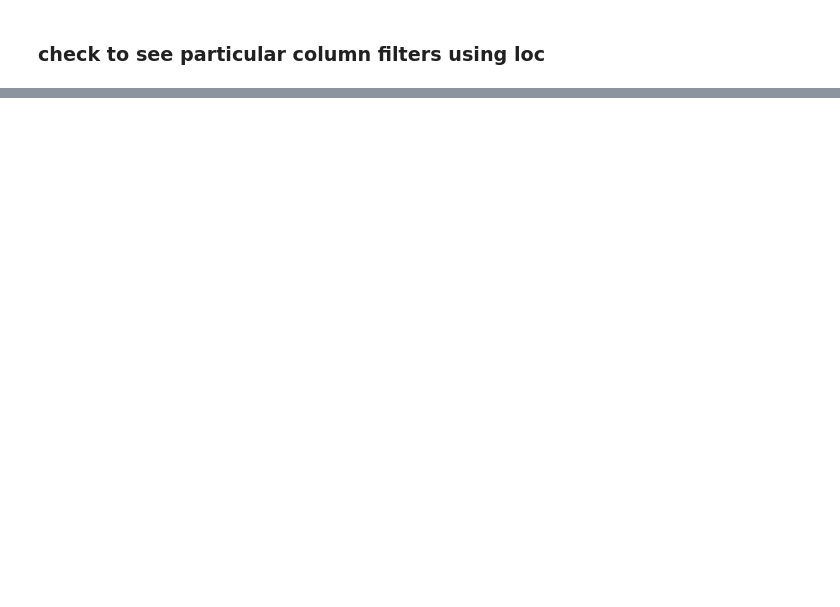
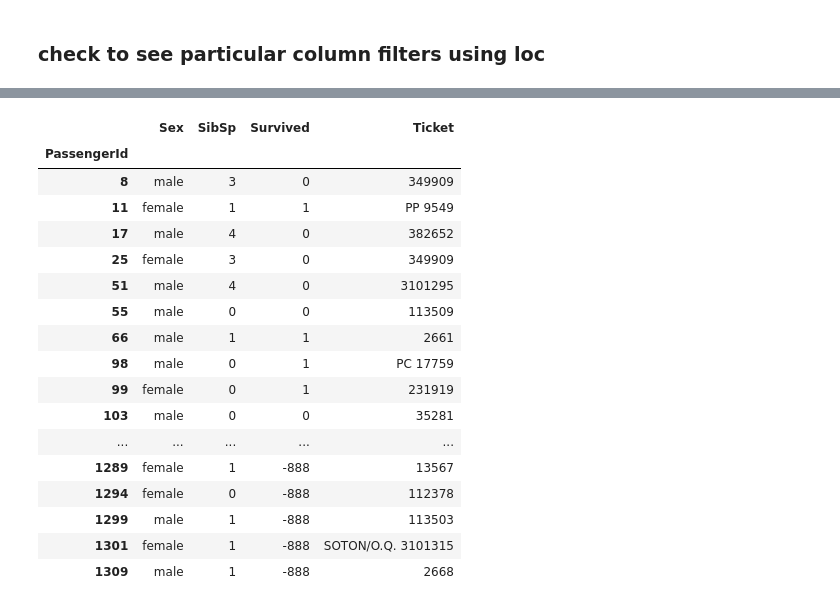
Before and after one commit to knair99/TitanicKaggleChallenge, a Jupyter notebook: titanic/notebooks/exploratory analysis of data.ipynb, the cells around one changed output, grey strips where cells are left out. Drawn from its saved outputs; the diff is of its cells as text; code cells hidden in the pictures; blank space fills up the shorter version.

```diff
--- a/titanic/notebooks/exploratory analysis of data.ipynb
+++ b/titanic/notebooks/exploratory analysis of data.ipynb
@@ -95,3 +97,21 @@ df.loc[5:10, 'Name': 'Ticket'] #First index is row list, second is column slicin
 # %%
-df.loc[df.Parch==1,  ]
+df.loc[df.Parch==1, 'Sex':'Ticket' ]
 # %% [output]
+|  | Sex | SibSp | Survived | Ticket |
+| PassengerId |  |  |  |  |
+| 8 | male | 3 | 0 | 349909 |
+| 11 | female | 1 | 1 | PP 9549 |
+| 17 | male | 4 | 0 | 382652 |
+| 25 | female | 3 | 0 | 349909 |
+| 51 | male | 4 | 0 | 3101295 |
+| 55 | male | 0 | 0 | 113509 |
+| 66 | male | 1 | 1 | 2661 |
+| 98 | male | 0 | 1 | PC 17759 |
+| 99 | female | 0 | 1 | 231919 |
+| 103 | male | 0 | 0 | 35281 |
+| ... | ... | ... | ... | ... |
+| 1289 | female | 1 | -888 | 13567 |
+| 1294 | female | 0 | -888 | 112378 |
+| 1299 | male | 1 | -888 | 113503 |
+| 1301 | female | 1 | -888 | SOTON/O.Q. 3101315 |
+| 1309 | male | 1 | -888 | 2668 |
```
Also changed, not shown: parts of 13 cells of this notebook.
